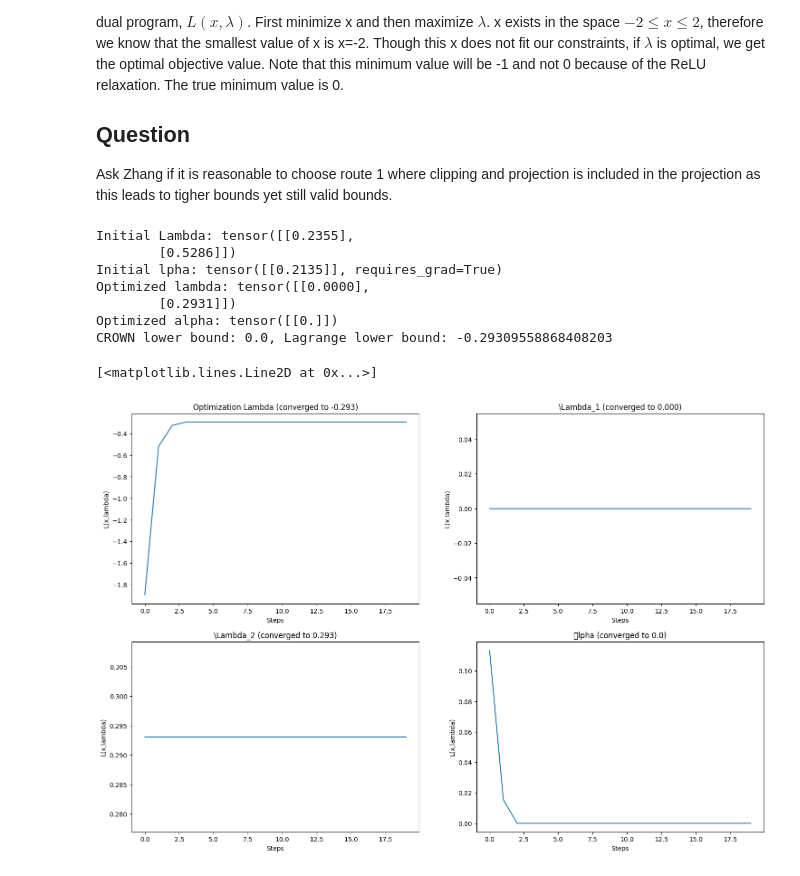
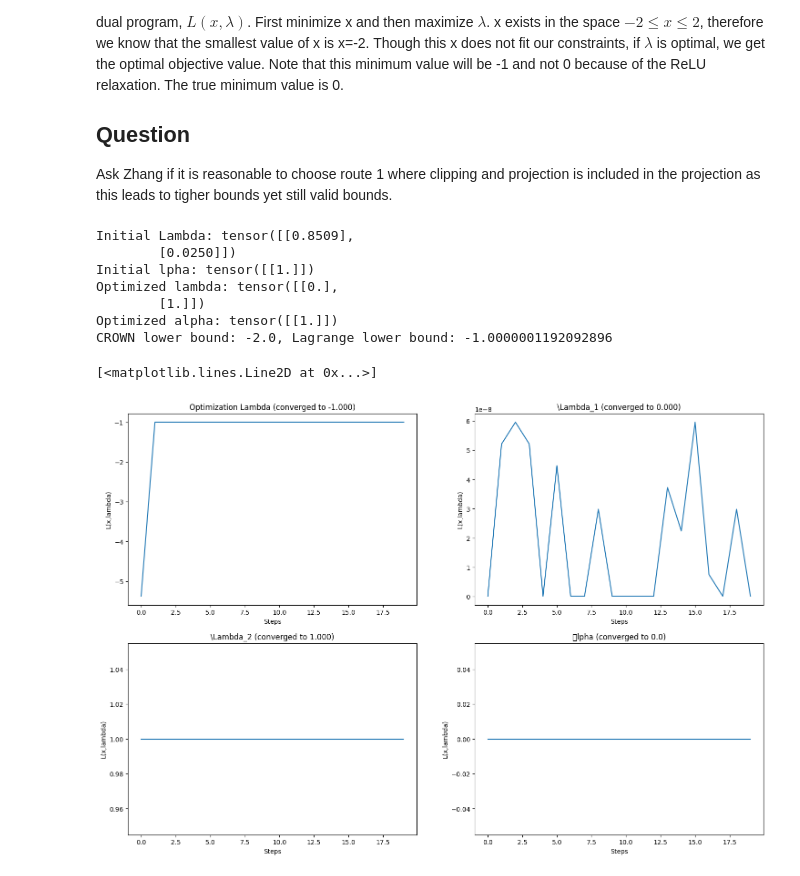
Before and after one commit to jorgejc2/CROWN-Tutorial, a Jupyter notebook: LagrangeMultiplier.ipynb, the cells around one changed output. Cells and saved outputs as stored; diff of their text form; code cells hidden in the pictures.

Commit message:
able to now get tigher lower and upper bounds on dumbed down NN

```diff
--- a/LagrangeMultiplier.ipynb
+++ b/LagrangeMultiplier.ipynb
@@ -878,12 +881,12 @@ Ask Zhang if it is reasonable to choose route 1 where clipping and projection is
 # %%
 x = torch.tensor([[-2]]).float()
 lambda_ = torch.rand(2,1, requires_grad=True)
-# c = torch.tensor([[1]]).float()
-c = torch.rand(1,1, requires_grad=True)
-with torch.no_grad():
-    c.data = torch.clamp(c.data, min=0, max=1)
-G = torch.tensor([[1],[1]]).float()
-h = torch.tensor([[2],[-1]]).float()
+c = torch.tensor([[1]]).float()
+# c = torch.rand(1,1, requires_grad=True)
+# with torch.no_grad():
+#     c.data = torch.clamp(c.data, min=0, max=1)
+G = torch.tensor([[1],[-1]]).float()
+h = torch.tensor([[2],[1]]).float()
 
 print(f"Initial Lambda: {lambda_.data}\nInitial \alpha: {c}")
 
@@ -895,10 +898,9 @@ def project_onto_lambda(v, G, c):
     # in this example, A = -G.T, b = c
     projection = v + G @ torch.linalg.pinv(G.T@G) @ (-G.T @ v - c)
     min_val = torch.min(projection)
-    if min_val >= 0.0:
-        return projection
-    else:
-        return projection - min_val
+    if min_val < 0.0:
+        projection -= min_val
+    return projection
 
 def obj_fn(x, lambda_, A, b, c):
     return c.T@x + lambda_.T@(A@x - b)
@@ -912,7 +914,8 @@ lambda_vals = np.array([i for i in range(num_steps)])
 loss_graph = np.vstack((loss_graph, np.zeros(num_steps)))
 lambda_vals = np.vstack((lambda_vals, np.zeros((3, num_steps))))
 
-opt = torch.optim.Adam([lambda_, c], lr=lr, maximize=True)
+# opt = torch.optim.Adam([lambda_, c], lr=lr, maximize=True)
+opt = torch.optim.Adam([lambda_], lr=lr, maximize=True)
 scheduler = torch.optim.lr_scheduler.ExponentialLR(opt, 0.98)
 
 ## Though this converges much more tightly, it is frowned upon
@@ -957,9 +960,9 @@ for step in range(num_steps):
         lambda_.data = project_onto_lambda(lambda_, G, c)
         lambda_vals[1:3,step] = lambda_.detach().clone().numpy().flatten()
 
-    with torch.no_grad():
-        c.data = torch.clamp(c.data, min=0, max=1)
-        lambda_vals[3, step] = c.detach().clone().numpy().flatten()
+    # with torch.no_grad():
+    #     c.data = torch.clamp(c.data, min=0, max=1)
+    #     lambda_vals[3, step] = c.detach().clone().numpy().flatten()
 
 
 # The optimized values for x3 and x4
@@ -971,38 +974,38 @@ print("Optimized lambda:", lambda_optimized)
 print("Optimized alpha:", alpha_optimize)
 
 print(f"CROWN lower bound: {obj_fn(x, torch.zeros(2,1).float(), G, h, c).squeeze()}, Lagrange lower bound: {loss_graph[1,-1]}")
 
 fig = plt.figure(figsize=(18,12))
 plt.subplot(2,2,1)
 plt.title(f"Optimization Lambda (converged to {loss_graph[1,-1]:.3f})")
 plt.xlabel("Steps")
 plt.ylabel("L(x,lambda)")
 plt.plot(loss_graph[0,:], loss_graph[1,:])
 
 plt.subplot(2,2,2)
 plt.title(f"\Lambda_1 (converged to {lambda_vals[1,-1]:.3f})")
 plt.xlabel("Steps")
 plt.ylabel("L(x,lambda)")
 plt.plot(loss_graph[0,:], lambda_vals[1,:])
 
 plt.subplot(2,2,3)
 plt.title(f"\Lambda_2 (converged to {lambda_vals[2,-1]:.3f})")
 plt.xlabel("Steps")
 plt.ylabel("L(x,lambda)")
 plt.plot(loss_graph[0,:], lambda_vals[2,:])
 
 plt.subplot(2,2,4)
 plt.title(f"\alpha (converged to {lambda_vals[3,-1]:1.1f})")
 plt.xlabel("Steps")
 plt.ylabel("L(x,lambda)")
 plt.plot(loss_graph[0,:], lambda_vals[3,:])
 # %% [output]
-Initial Lambda: tensor([[0.2355],
-        [0.5286]])
-Initial lpha: tensor([[0.2135]], requires_grad=True)
-Optimized lambda: tensor([[0.0000],
-        [0.2931]])
-Optimized alpha: tensor([[0.]])
-CROWN lower bound: 0.0, Lagrange lower bound: -0.29309558868408203
+Initial Lambda: tensor([[0.8509],
+        [0.0250]])
+Initial lpha: tensor([[1.]])
+Optimized lambda: tensor([[0.],
+        [1.]])
+Optimized alpha: tensor([[1.]])
+CROWN lower bound: -2.0, Lagrange lower bound: -1.0000001192092896
 [<matplotlib.lines.Line2D at 0x...>]
-[figure, old version]
+[figure, new version]
```
Also changed, not shown: parts of 5 cells of this notebook.
